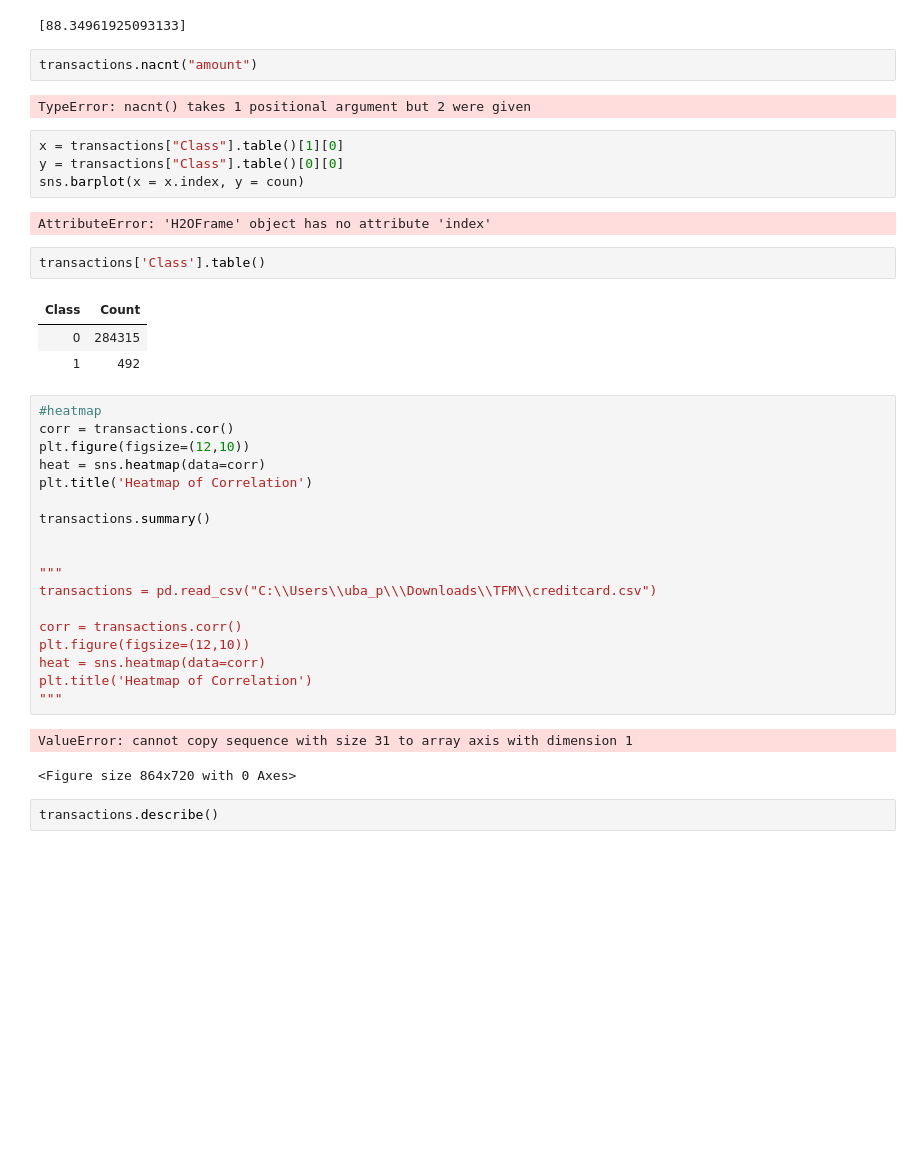
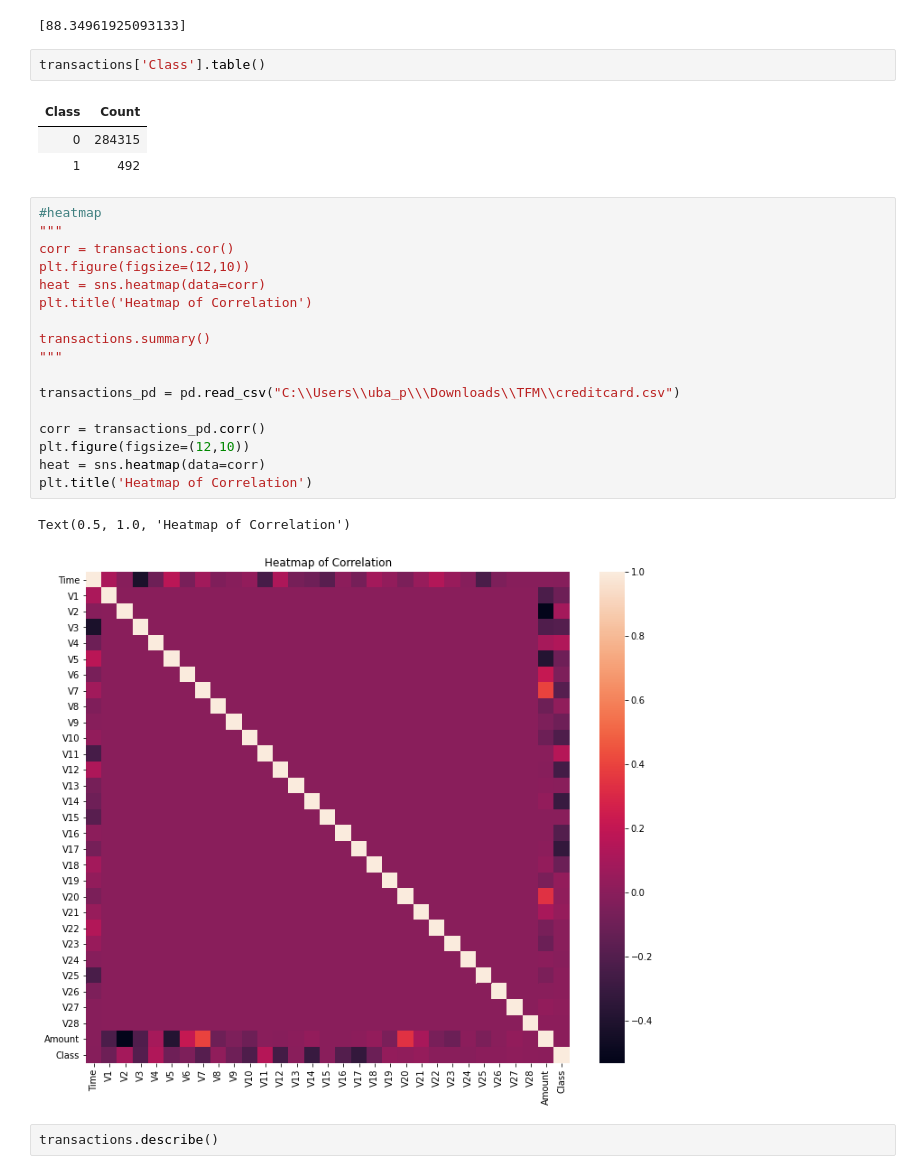
Before and after one commit to ubaldo-peralta-sanchez/credit_card_fraud_tool, a Jupyter notebook: TFM Credit Card Fraud Tool.ipynb, the cells around one changed output. Saved outputs shown, nothing was run; the diff lists cells and outputs as text; blank space fills up the shorter version.

```diff
--- a/TFM Credit Card Fraud Tool.ipynb
+++ b/TFM Credit Card Fraud Tool.ipynb
@@ -71,16 +71,6 @@ transactions["Amount"].mean()
 # AVG amount per transaction
 # %% [output]
 [88.34961925093133]
-# %%
-transactions.nacnt("amount")
-# %% [output]
-TypeError: nacnt() takes 1 positional argument but 2 were given
-# %%
-x = transactions["Class"].table()[1][0]
-y = transactions["Class"].table()[0][0]
-sns.barplot(x = x.index, y = coun)
-# %% [output]
-AttributeError: 'H2OFrame' object has no attribute 'index'
 # %%
 transactions['Class'].table()
 # %% [output]
@@ -89,25 +79,24 @@ transactions['Class'].table()
 | 1 | 492 |
 # %%
 #heatmap
+"""
 corr = transactions.cor()
 plt.figure(figsize=(12,10))
 heat = sns.heatmap(data=corr)
 plt.title('Heatmap of Correlation')
 
 transactions.summary()
+"""
 
+transactions_pd = pd.read_csv("C:\\Users\\uba_p\\\Downloads\\TFM\\creditcard.csv")
 
-"""
-transactions = pd.read_csv("C:\\Users\\uba_p\\\Downloads\\TFM\\creditcard.csv")
-
-corr = transactions.corr()
+corr = transactions_pd.corr()
 plt.figure(figsize=(12,10))
 heat = sns.heatmap(data=corr)
 plt.title('Heatmap of Correlation')
-"""
 # %% [output]
-ValueError: cannot copy sequence with size 31 to array axis with dimension 1
+Text(0.5, 1.0, 'Heatmap of Correlation')
-<Figure size 864x720 with 0 Axes>
+[figure, added]
 # %%
 transactions.describe()
 # %% [output]
```
Also changed, not shown: parts of 13 cells of this notebook.
